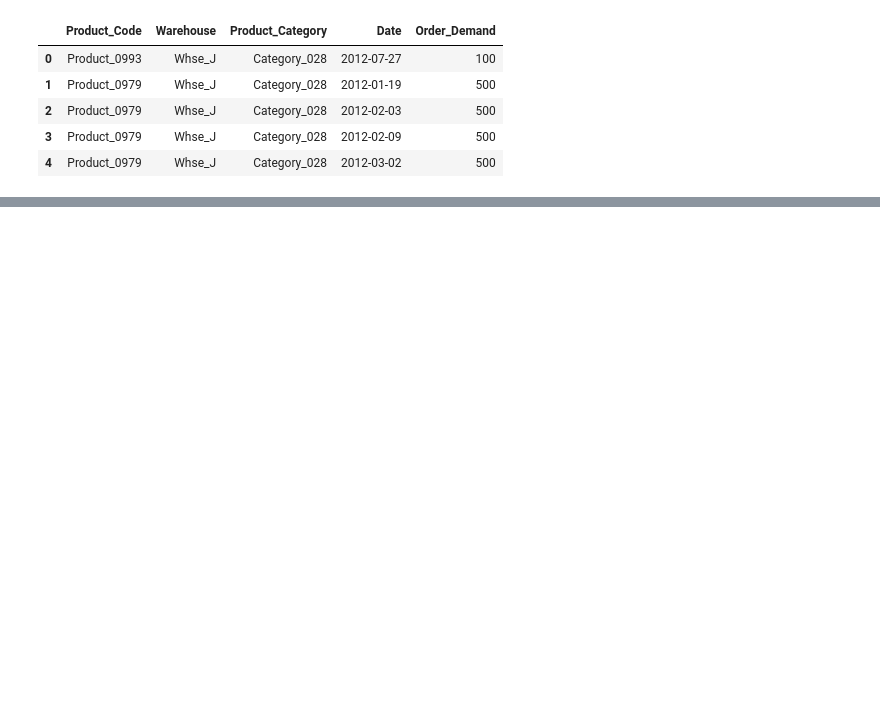
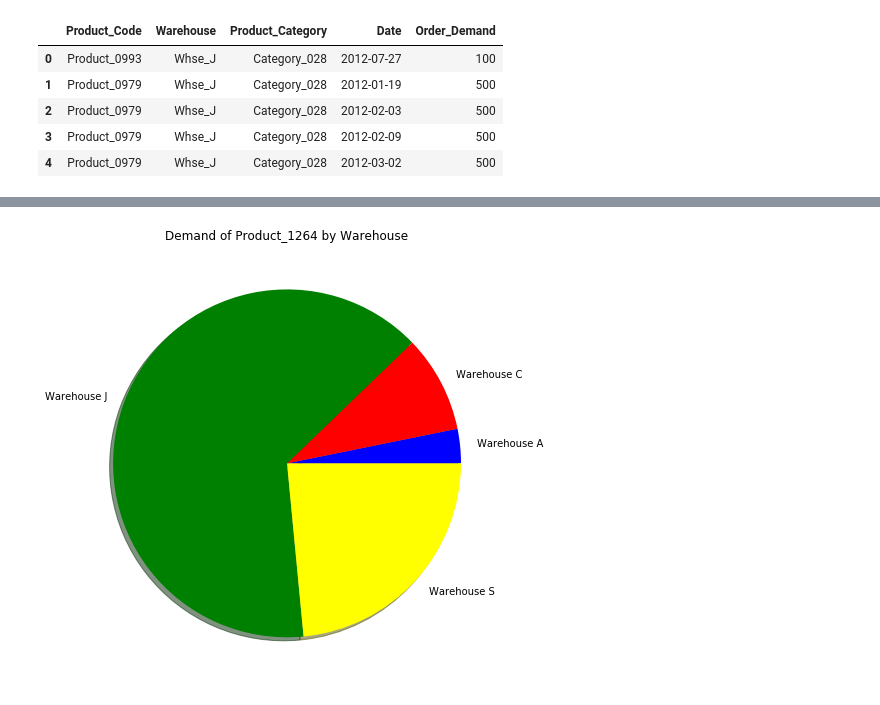
Before and after one commit to mt3443/visualization, a Jupyter notebook: visualizations.ipynb, the cells around one changed output, grey strips where cells are left out. Saved outputs shown, nothing was run; the diff lists cells and outputs as text; code cells hidden in the pictures; blank space fills up the shorter version.

```diff
--- a/visualizations.ipynb
+++ b/visualizations.ipynb
@@ -19,0 +70,11 @@ df.head()
+# %%
+# demand of a specific product by warehouse
+pie_df = df.loc[df.Product_Code == 'Product_1264'].drop(columns=['Product_Code', 'Date', 'Product_Category'])
+pie_df = pie_df.groupby(['Warehouse']).sum()
+labels = ['Warehouse A', 'Warehouse C', 'Warehouse J', 'Warehouse S']
+colors = ['blue', 'red', 'green', 'yellow']
+plt.title('Demand of Product_1264 by Warehouse')
+plt.pie(pie_df['Order_Demand'], labels=labels, colors=colors, shadow=True)
+plt.show()
+# %% [output]
+[figure, added]
```
Also changed, not shown: parts of 10 cells of this notebook.
